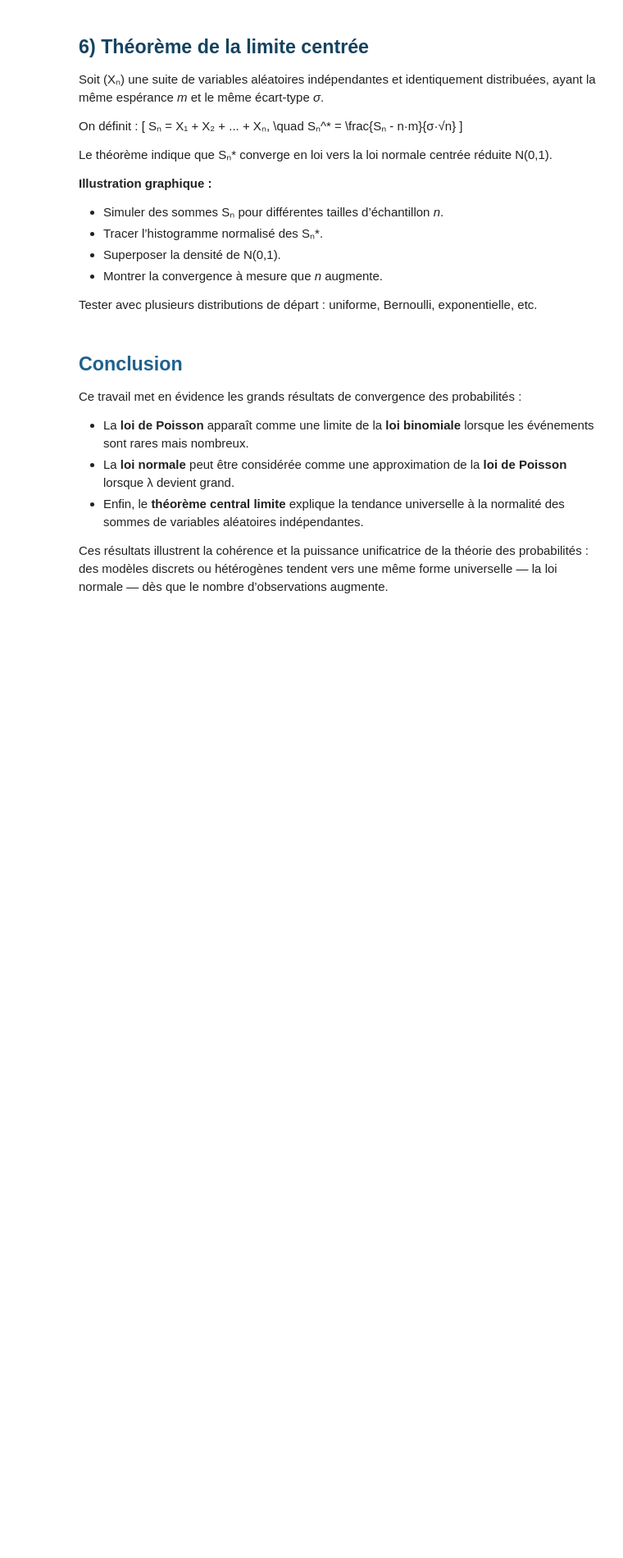
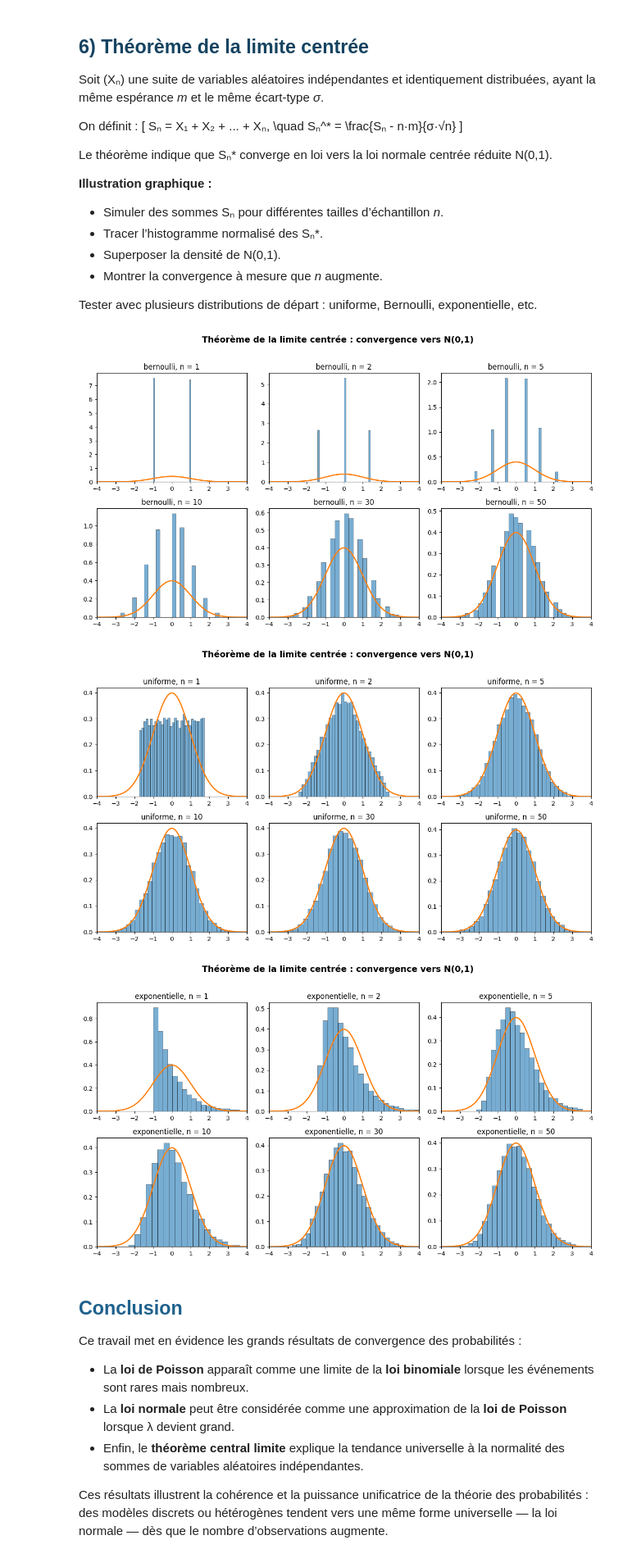
Before and after one commit to Antonin-Le-Donne/Projet-proba, a Jupyter notebook: convergence.ipynb, the cells around one changed output. Shown at 82% size. Saved outputs shown, nothing was run; the diff lists cells and outputs as text; code cells hidden in the pictures; blank space fills up the shorter version.

```diff
--- a/convergence.ipynb
+++ b/convergence.ipynb
@@ -196,3 +410,16 @@ Tester avec plusieurs distributions de départ : uniforme, Bernoulli, exponentie
+# %%
+# TCL avec une Bernoulli(0.5)
+tcl_illustration(distribution="bernoulli", n_list=(1, 2, 5, 10, 30, 50))
+
+# TCL avec une uniforme(0,1)
+tcl_illustration(distribution="uniforme", n_list=(1, 2, 5, 10, 30, 50))
+
+# TCL avec une exponentielle(1)
+tcl_illustration(distribution="exponentielle", n_list=(1, 2, 5, 10, 30, 50))
+# %% [output]
+[figure, added]
+[figure, added]
+[figure, added]
 # %% [markdown]
 ## <span id="conclusion" style="color:#1F618D;">Conclusion</span>
 
```
Also changed, not shown: parts of 7 cells of this notebook.
